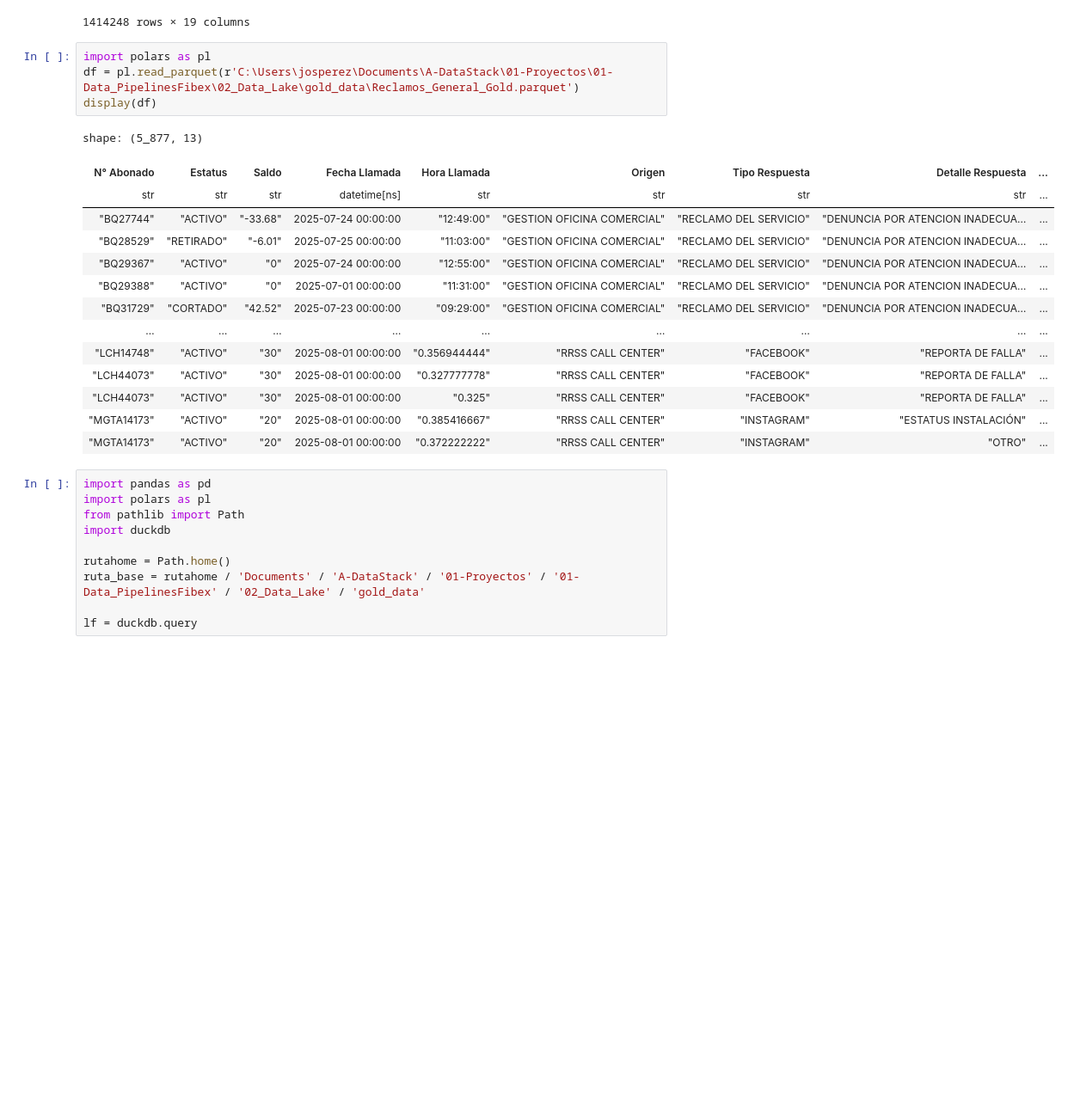
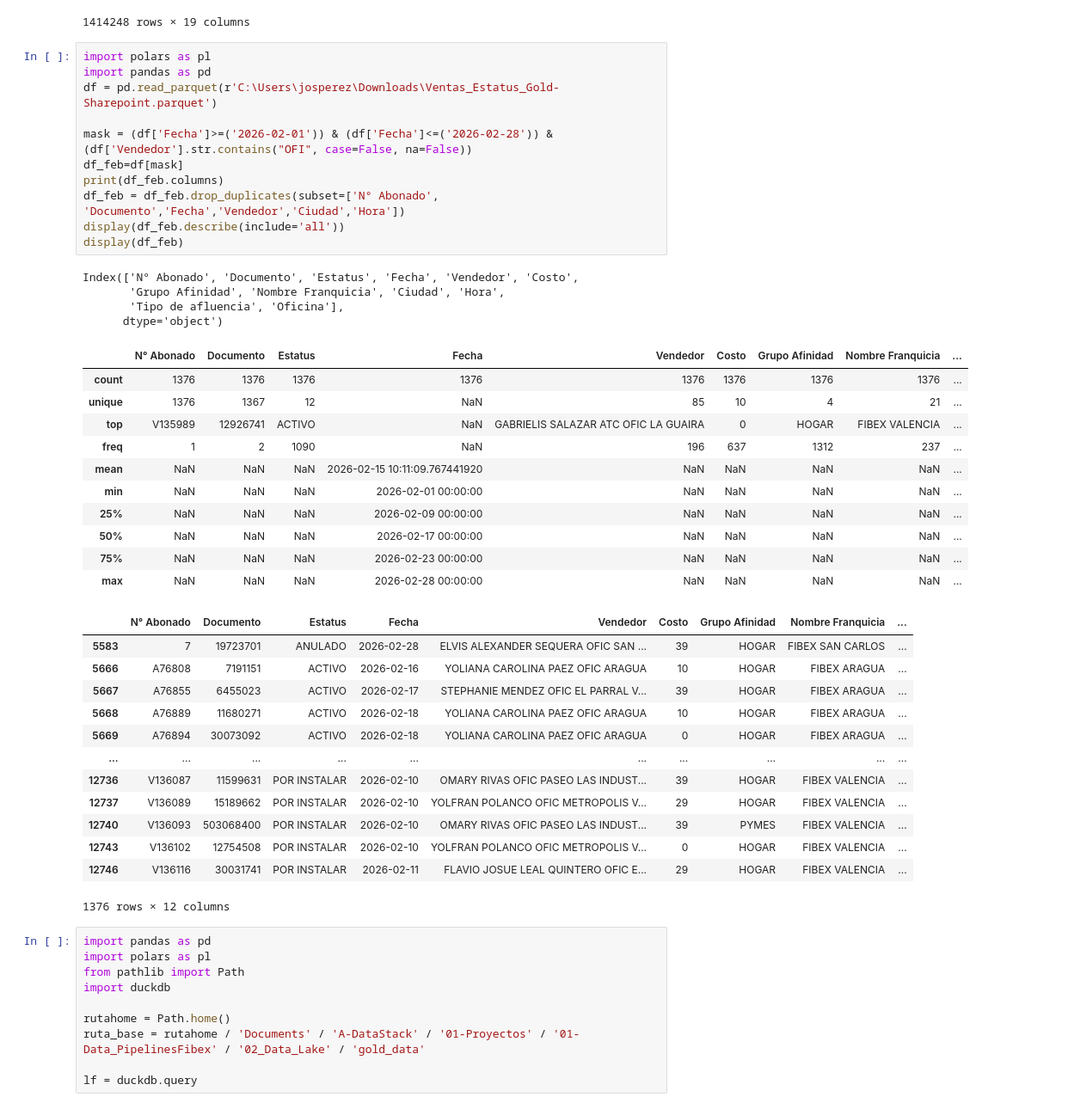
Before and after one commit to Artur030610/Data-Automated-Pipeline-Telecom, a Jupyter notebook: Notebooks/afluencia.ipynb, the cells around one changed output. Shown at 86% size. Saved outputs shown, nothing was run; the diff lists cells and outputs as text; blank space fills up the shorter version.

```diff
--- a/Notebooks/afluencia.ipynb
+++ b/Notebooks/afluencia.ipynb
@@ -729,23 +729,44 @@ Index(['ID Contrato', 'ID Pago', 'N° Abonado', 'Fecha', 'Total Pago',
 1414248 rows × 19 columns
 # %%
 import polars as pl
-df = pl.read_parquet(r'C:\Users\josperez\Documents\A-DataStack\01-Proyectos\01-Data_PipelinesFibex\02_Data_Lake\gold_data\Reclamos_General_Gold.parquet')
-display(df)
+import pandas as pd
+df = pd.read_parquet(r'C:\Users\josperez\Downloads\Ventas_Estatus_Gold-Sharepoint.parquet')
+
+mask = (df['Fecha']>=('2026-02-01')) & (df['Fecha']<=('2026-02-28')) &(df['Vendedor'].str.contains("OFI", case=False, na=False))
+df_feb=df[mask]
+print(df_feb.columns)
+df_feb = df_feb.drop_duplicates(subset=['N° Abonado', 'Documento','Fecha','Vendedor','Ciudad','Hora'])
+display(df_feb.describe(include='all'))
+display(df_feb)
 # %% [output]
-shape: (5_877, 13)
+Index(['N° Abonado', 'Documento', 'Estatus', 'Fecha', 'Vendedor', 'Costo',
+       'Grupo Afinidad', 'Nombre Franquicia', 'Ciudad', 'Hora',
+       'Tipo de afluencia', 'Oficina'],
+      dtype='object')
-| N° Abonado | Estatus | Saldo | Fecha Llamada | Hora Llamada | Origen | Tipo Respuesta | Detalle Respuesta | ... |
-| str | str | str | datetime[ns] | str | str | str | str | ... |
-| "BQ27744" | "ACTIVO" | "-33.68" | 2025-07-24 00:00:00 | "12:49:00" | "GESTION OFICINA COMERCIAL" | "RECLAMO DEL SERVICIO" | "DENUNCIA POR ATENCION INADECUA… | ... |
-| "BQ28529" | "RETIRADO" | "-6.01" | 2025-07-25 00:00:00 | "11:03:00" | "GESTION OFICINA COMERCIAL" | "RECLAMO DEL SERVICIO" | "DENUNCIA POR ATENCION INADECUA… | ... |
-| "BQ29367" | "ACTIVO" | "0" | 2025-07-24 00:00:00 | "12:55:00" | "GESTION OFICINA COMERCIAL" | "RECLAMO DEL SERVICIO" | "DENUNCIA POR ATENCION INADECUA… | ... |
-| "BQ29388" | "ACTIVO" | "0" | 2025-07-01 00:00:00 | "11:31:00" | "GESTION OFICINA COMERCIAL" | "RECLAMO DEL SERVICIO" | "DENUNCIA POR ATENCION INADECUA… | ... |
-| "BQ31729" | "CORTADO" | "42.52" | 2025-07-23 00:00:00 | "09:29:00" | "GESTION OFICINA COMERCIAL" | "RECLAMO DEL SERVICIO" | "DENUNCIA POR ATENCION INADECUA… | ... |
-| … | … | … | … | … | … | … | … | ... |
-| "LCH14748" | "ACTIVO" | "30" | 2025-08-01 00:00:00 | "0.356944444" | "RRSS CALL CENTER" | "FACEBOOK" | "REPORTA DE FALLA" | ... |
-| "LCH44073" | "ACTIVO" | "30" | 2025-08-01 00:00:00 | "0.327777778" | "RRSS CALL CENTER" | "FACEBOOK" | "REPORTA DE FALLA" | ... |
-| "LCH44073" | "ACTIVO" | "30" | 2025-08-01 00:00:00 | "0.325" | "RRSS CALL CENTER" | "FACEBOOK" | "REPORTA DE FALLA" | ... |
-| "MGTA14173" | "ACTIVO" | "20" | 2025-08-01 00:00:00 | "0.385416667" | "RRSS CALL CENTER" | "INSTAGRAM" | "ESTATUS INSTALACIÓN" | ... |
-| "MGTA14173" | "ACTIVO" | "20" | 2025-08-01 00:00:00 | "0.372222222" | "RRSS CALL CENTER" | "INSTAGRAM" | "OTRO" | ... |
+|  | N° Abonado | Documento | Estatus | Fecha | Vendedor | Costo | Grupo Afinidad | Nombre Franquicia | ... |
+| count | 1376 | 1376 | 1376 | 1376 | 1376 | 1376 | 1376 | 1376 | ... |
+| unique | 1376 | 1367 | 12 | NaN | 85 | 10 | 4 | 21 | ... |
+| top | V135989 | 12926741 | ACTIVO | NaN | GABRIELIS SALAZAR ATC OFIC LA GUAIRA | 0 | HOGAR | FIBEX VALENCIA | ... |
+| freq | 1 | 2 | 1090 | NaN | 196 | 637 | 1312 | 237 | ... |
+| mean | NaN | NaN | NaN | 2026-02-15 10:11:09.767441920 | NaN | NaN | NaN | NaN | ... |
+| min | NaN | NaN | NaN | 2026-02-01 00:00:00 | NaN | NaN | NaN | NaN | ... |
+| 25% | NaN | NaN | NaN | 2026-02-09 00:00:00 | NaN | NaN | NaN | NaN | ... |
+| 50% | NaN | NaN | NaN | 2026-02-17 00:00:00 | NaN | NaN | NaN | NaN | ... |
+| 75% | NaN | NaN | NaN | 2026-02-23 00:00:00 | NaN | NaN | NaN | NaN | ... |
+| max | NaN | NaN | NaN | 2026-02-28 00:00:00 | NaN | NaN | NaN | NaN | ... |
+|  | N° Abonado | Documento | Estatus | Fecha | Vendedor | Costo | Grupo Afinidad | Nombre Franquicia | ... |
+| 5583 | 7 | 19723701 | ANULADO | 2026-02-28 | ELVIS ALEXANDER SEQUERA OFIC SAN ... | 39 | HOGAR | FIBEX SAN CARLOS | ... |
+| 5666 | A76808 | 7191151 | ACTIVO | 2026-02-16 | YOLIANA CAROLINA PAEZ OFIC ARAGUA | 10 | HOGAR | FIBEX ARAGUA | ... |
+| 5667 | A76855 | 6455023 | ACTIVO | 2026-02-17 | STEPHANIE MENDEZ OFIC EL PARRAL V... | 39 | HOGAR | FIBEX ARAGUA | ... |
+| 5668 | A76889 | 11680271 | ACTIVO | 2026-02-18 | YOLIANA CAROLINA PAEZ OFIC ARAGUA | 10 | HOGAR | FIBEX ARAGUA | ... |
+| 5669 | A76894 | 30073092 | ACTIVO | 2026-02-18 | YOLIANA CAROLINA PAEZ OFIC ARAGUA | 0 | HOGAR | FIBEX ARAGUA | ... |
+| ... | ... | ... | ... | ... | ... | ... | ... | ... | ... |
+| 12736 | V136087 | 11599631 | POR INSTALAR | 2026-02-10 | OMARY RIVAS OFIC PASEO LAS INDUST... | 39 | HOGAR | FIBEX VALENCIA | ... |
+| 12737 | V136089 | 15189662 | POR INSTALAR | 2026-02-10 | YOLFRAN POLANCO OFIC METROPOLIS V... | 29 | HOGAR | FIBEX VALENCIA | ... |
+| 12740 | V136093 | 503068400 | POR INSTALAR | 2026-02-10 | OMARY RIVAS OFIC PASEO LAS INDUST... | 39 | PYMES | FIBEX VALENCIA | ... |
+| 12743 | V136102 | 12754508 | POR INSTALAR | 2026-02-10 | YOLFRAN POLANCO OFIC METROPOLIS V... | 0 | HOGAR | FIBEX VALENCIA | ... |
+| 12746 | V136116 | 30031741 | POR INSTALAR | 2026-02-11 | FLAVIO JOSUE LEAL QUINTERO OFIC E... | 29 | HOGAR | FIBEX VALENCIA | ... |
+1376 rows × 12 columns
 # %%
 import pandas as pd
 import polars as pl
```
Also changed, not shown: parts of 1 cell of this notebook, 32 other files.
